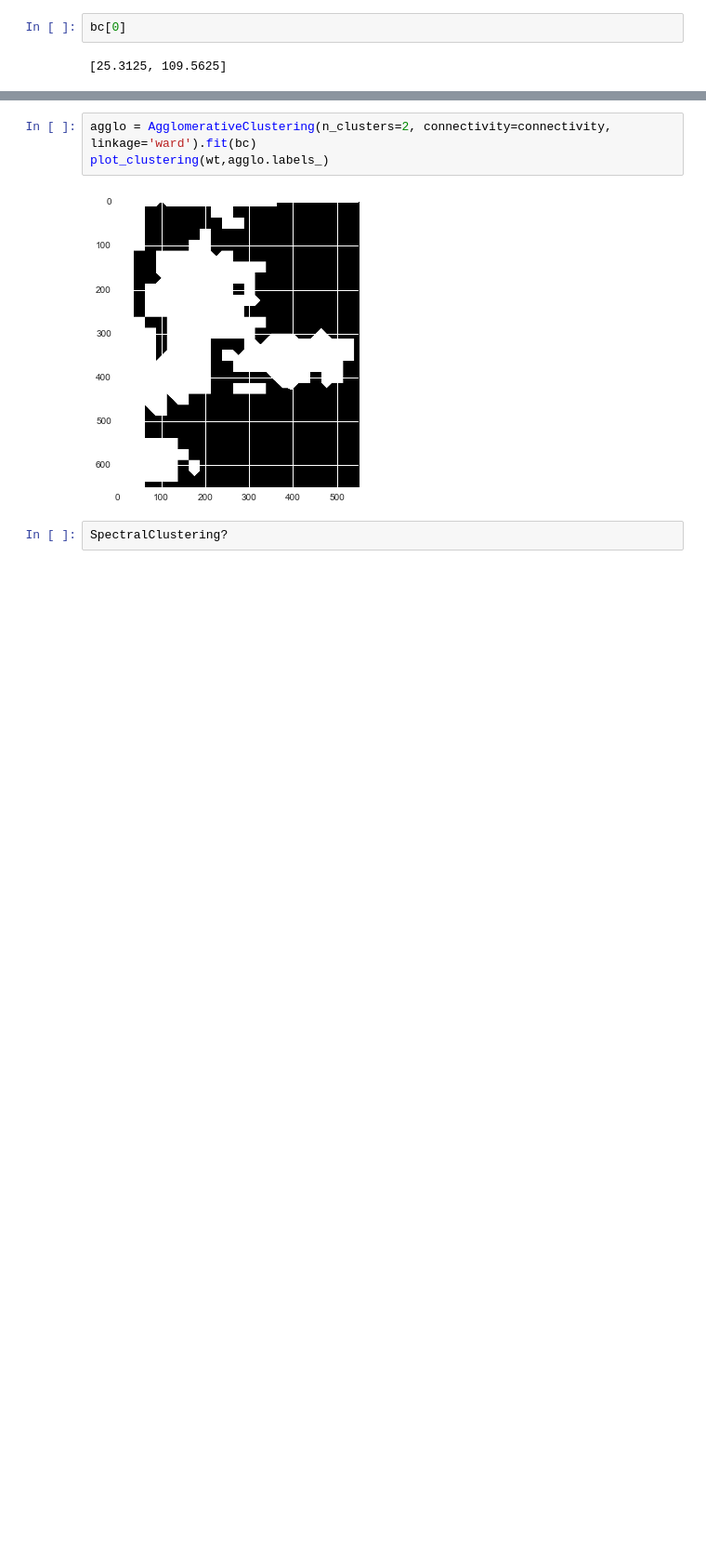
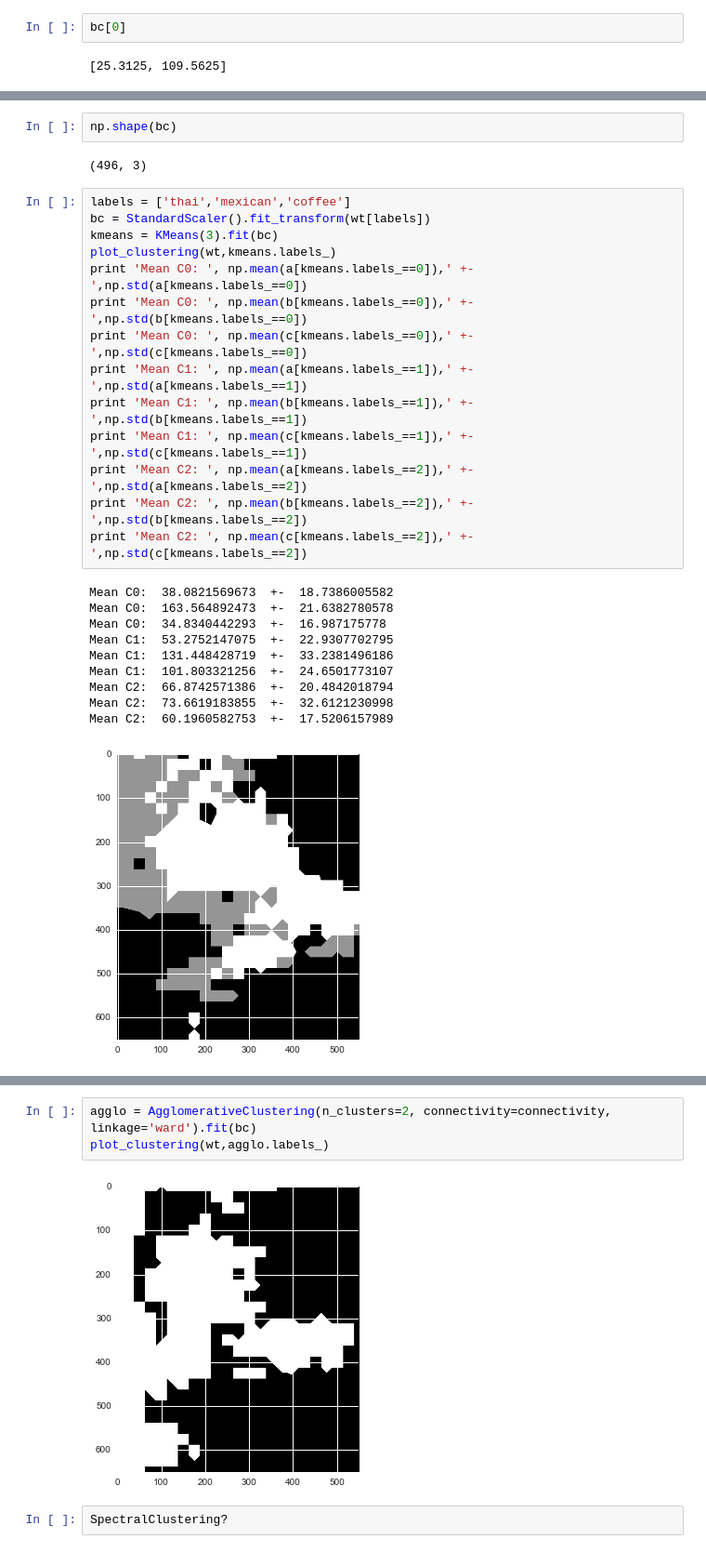
Before and after one commit to matthew-sochor-zz/mapster, a Jupyter notebook: Clustering.ipynb, the cells around one changed output, grey strips where cells are left out. Shown at 93% size. Cells and saved outputs as stored; diff of their text form; blank space fills up the shorter version.

```diff
--- a/Clustering.ipynb
+++ b/Clustering.ipynb
@@ -118,3 +138,32 @@ Mean C2:  62.8060427965  +-  19.0426335189
+# %%
+np.shape(bc)
+# %% [output]
+(496, 3)
+# %%
+labels = ['thai','mexican','coffee']
+bc = StandardScaler().fit_transform(wt[labels])
+kmeans = KMeans(3).fit(bc)
+plot_clustering(wt,kmeans.labels_)
+print 'Mean C0: ', np.mean(a[kmeans.labels_==0]),' +- ',np.std(a[kmeans.labels_==0])
+print 'Mean C0: ', np.mean(b[kmeans.labels_==0]),' +- ',np.std(b[kmeans.labels_==0])
+print 'Mean C0: ', np.mean(c[kmeans.labels_==0]),' +- ',np.std(c[kmeans.labels_==0])
+print 'Mean C1: ', np.mean(a[kmeans.labels_==1]),' +- ',np.std(a[kmeans.labels_==1])
+print 'Mean C1: ', np.mean(b[kmeans.labels_==1]),' +- ',np.std(b[kmeans.labels_==1])
+print 'Mean C1: ', np.mean(c[kmeans.labels_==1]),' +- ',np.std(c[kmeans.labels_==1])
+print 'Mean C2: ', np.mean(a[kmeans.labels_==2]),' +- ',np.std(a[kmeans.labels_==2])
+print 'Mean C2: ', np.mean(b[kmeans.labels_==2]),' +- ',np.std(b[kmeans.labels_==2])
+print 'Mean C2: ', np.mean(c[kmeans.labels_==2]),' +- ',np.std(c[kmeans.labels_==2])
+# %% [output]
+Mean C0:  38.0821569673  +-  18.7386005582
+Mean C0:  163.564892473  +-  21.6382780578
+Mean C0:  34.8340442293  +-  16.987175778
+Mean C1:  53.2752147075  +-  22.9307702795
+Mean C1:  131.448428719  +-  33.2381496186
+Mean C1:  101.803321256  +-  24.6501773107
+Mean C2:  66.8742571386  +-  20.4842018794
+Mean C2:  73.6619183855  +-  32.6121230998
+Mean C2:  60.1960582753  +-  17.5206157989
+[figure, added]
 # %%
 bc = [[a,b,c] for a,b,c in zip(wt['thai'],wt['mexican'],wt['coffee'])]
 bc = StandardScaler().fit_transform(bc)
```
Also changed, not shown: parts of 11 cells of this notebook, 5 other files.
